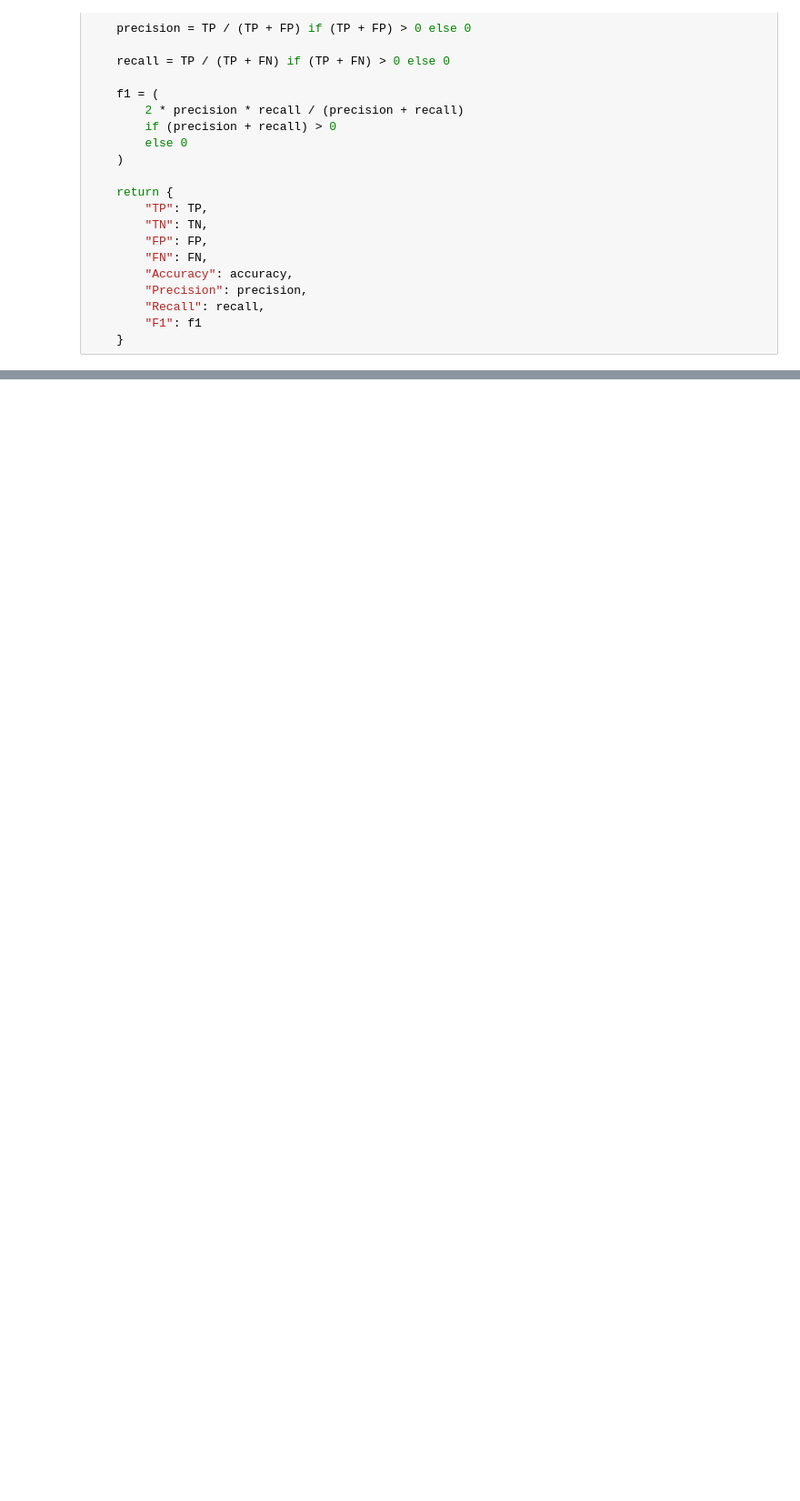
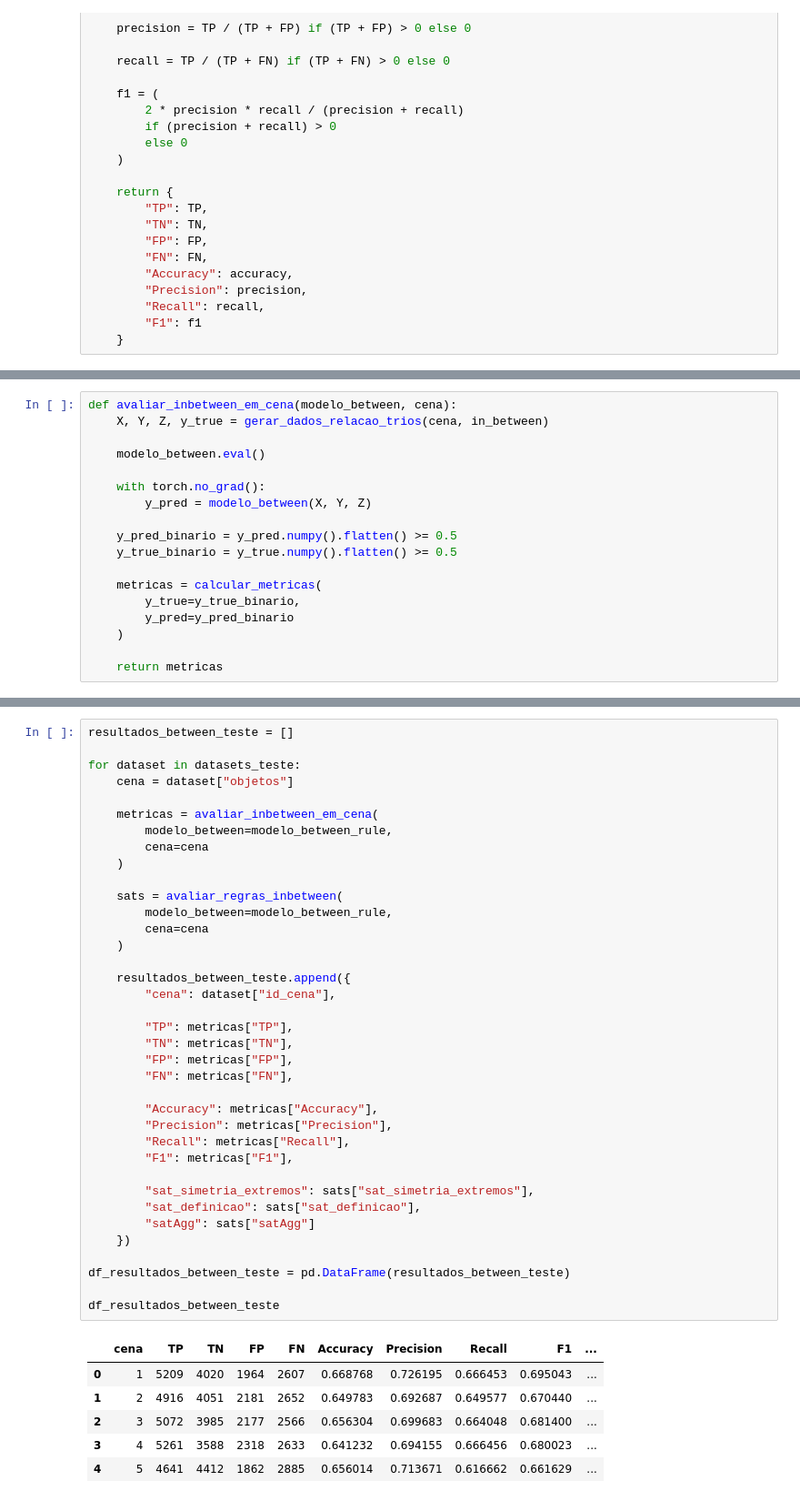
Before and after one commit to marceleazoliveira/TF_IA, a Jupyter notebook: TF_IA.ipynb, the cells around one changed output, grey strips where cells are left out. Shown at 91% size. Saved outputs shown, nothing was run; the diff lists cells and outputs as text; blank space fills up the shorter version.

```diff
--- a/TF_IA.ipynb
+++ b/TF_IA.ipynb
@@ -517,0 +2722,18 @@ metricas_in_between
+# %%
+def avaliar_inbetween_em_cena(modelo_between, cena):
+    X, Y, Z, y_true = gerar_dados_relacao_trios(cena, in_between)
+
+    modelo_between.eval()
+
+    with torch.no_grad():
+        y_pred = modelo_between(X, Y, Z)
+
+    y_pred_binario = y_pred.numpy().flatten() >= 0.5
+    y_true_binario = y_true.numpy().flatten() >= 0.5
+
+    metricas = calcular_metricas(
+        y_true=y_true_binario,
+        y_pred=y_pred_binario
+    )
+
+    return metricas
@@ -517,0 +2762,44 @@ metricas_in_between
+# %%
+resultados_between_teste = []
+
+for dataset in datasets_teste:
+    cena = dataset["objetos"]
+
+    metricas = avaliar_inbetween_em_cena(
+        modelo_between=modelo_between_rule,
+        cena=cena
+    )
+
+    sats = avaliar_regras_inbetween(
+        modelo_between=modelo_between_rule,
+        cena=cena
+    )
+
+    resultados_between_teste.append({
+        "cena": dataset["id_cena"],
+
+        "TP": metricas["TP"],
+        "TN": metricas["TN"],
+        "FP": metricas["FP"],
+        "FN": metricas["FN"],
+
+        "Accuracy": metricas["Accuracy"],
+        "Precision": metricas["Precision"],
+        "Recall": metricas["Recall"],
+        "F1": metricas["F1"],
+
+        "sat_simetria_extremos": sats["sat_simetria_extremos"],
+        "sat_definicao": sats["sat_definicao"],
+        "satAgg": sats["satAgg"]
+    })
+
+df_resultados_between_teste = pd.DataFrame(resultados_between_teste)
+
+df_resultados_between_teste
+# %% [output]
+|  | cena | TP | TN | FP | FN | Accuracy | Precision | Recall | F1 | ... |
+| 0 | 1 | 5209 | 4020 | 1964 | 2607 | 0.668768 | 0.726195 | 0.666453 | 0.695043 | ... |
+| 1 | 2 | 4916 | 4051 | 2181 | 2652 | 0.649783 | 0.692687 | 0.649577 | 0.670440 | ... |
+| 2 | 3 | 5072 | 3985 | 2177 | 2566 | 0.656304 | 0.699683 | 0.664048 | 0.681400 | ... |
+| 3 | 4 | 5261 | 3588 | 2318 | 2633 | 0.641232 | 0.694155 | 0.666456 | 0.680023 | ... |
+| 4 | 5 | 4641 | 4412 | 1862 | 2885 | 0.656014 | 0.713671 | 0.616662 | 0.661629 | ... |
```
Also changed, not shown: parts of 91 cells of this notebook.
